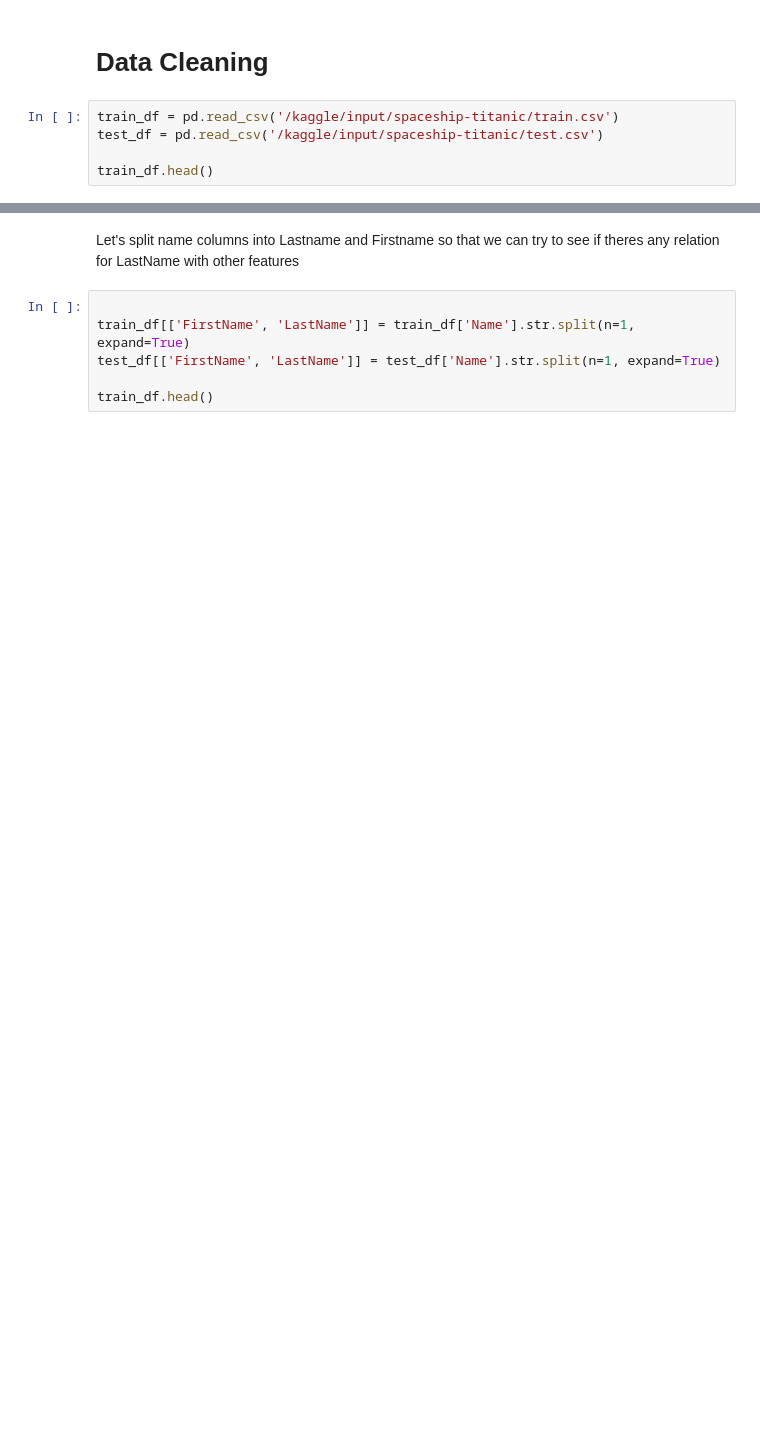
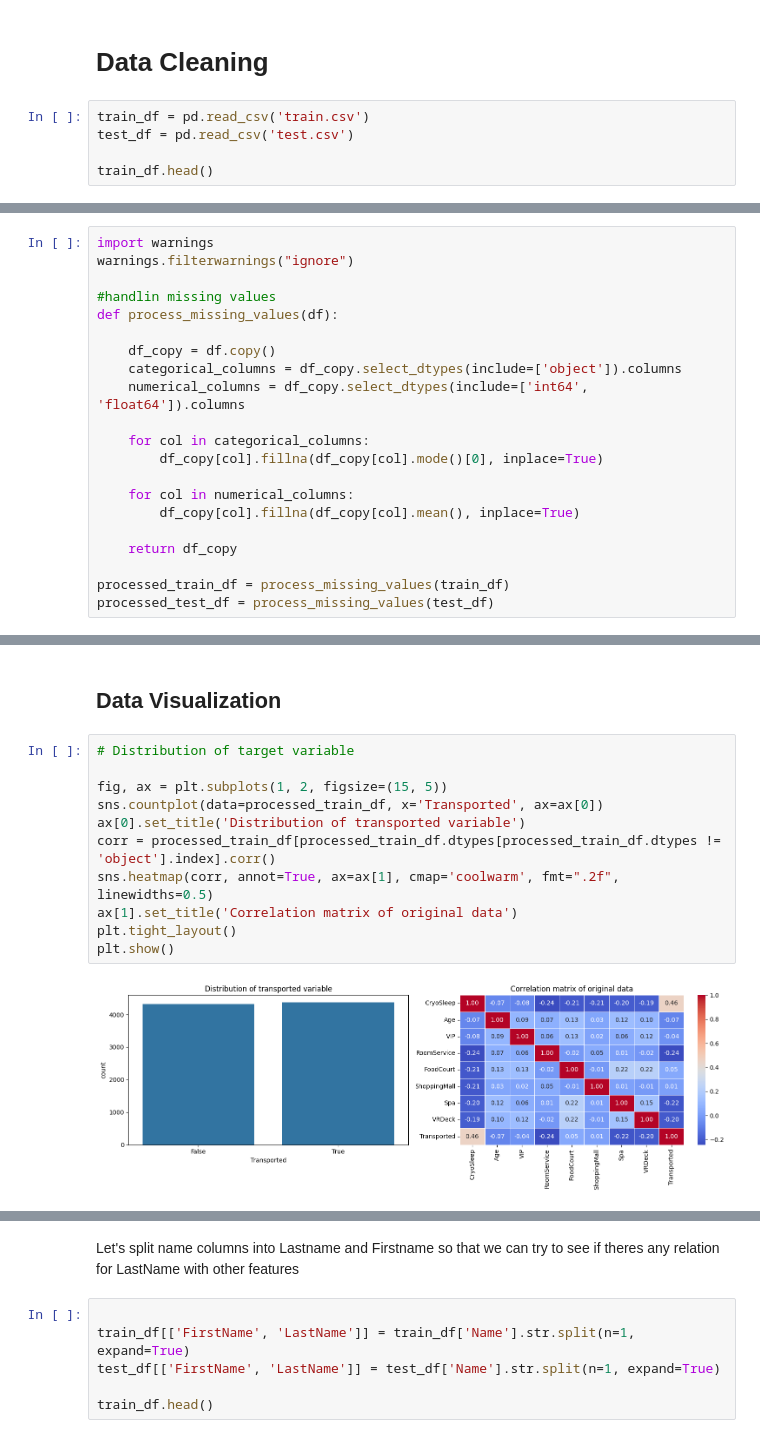
Before and after one commit to SebasKHE/data-science-kaggle-competitions, a Jupyter notebook: spaceship-titanic/space-titanic-project.ipynb, the cells around one changed output, grey strips where cells are left out. Cells and saved outputs as stored; diff of their text form; blank space fills up the shorter version.

```diff
--- a/spaceship-titanic/space-titanic-project.ipynb
+++ b/spaceship-titanic/space-titanic-project.ipynb
@@ -4,8 +6,8 @@ import matplotlib.pyplot as plt
 # %% [markdown]
 # **Data Cleaning**
 # %%
-train_df = pd.read_csv('/kaggle/input/spaceship-titanic/train.csv')
-test_df = pd.read_csv('/kaggle/input/spaceship-titanic/test.csv')
+train_df = pd.read_csv('train.csv')
+test_df = pd.read_csv('test.csv')
 
 train_df.head()
 # %% [output]
@@ -17,0 +64,21 @@ train_df.head()
+# %%
+import warnings
+warnings.filterwarnings("ignore")
+
+#handlin missing values
+def process_missing_values(df):
+
+    df_copy = df.copy()
+    categorical_columns = df_copy.select_dtypes(include=['object']).columns
+    numerical_columns = df_copy.select_dtypes(include=['int64', 'float64']).columns
+
+    for col in categorical_columns:
+        df_copy[col].fillna(df_copy[col].mode()[0], inplace=True)
+
+    for col in numerical_columns:
+        df_copy[col].fillna(df_copy[col].mean(), inplace=True)
+
+    return df_copy
+
+processed_train_df = process_missing_values(train_df)
+processed_test_df = process_missing_values(test_df)
@@ -17,0 +108,15 @@ train_df.head()
+# %% [markdown]
+## Data Visualization
+# %%
+# Distribution of target variable
+
+fig, ax = plt.subplots(1, 2, figsize=(15, 5))
+sns.countplot(data=processed_train_df, x='Transported', ax=ax[0])
+ax[0].set_title('Distribution of transported variable')
+corr = processed_train_df[processed_train_df.dtypes[processed_train_df.dtypes != 'object'].index].corr()
+sns.heatmap(corr, annot=True, ax=ax[1], cmap='coolwarm', fmt=".2f", linewidths=0.5)
+ax[1].set_title('Correlation matrix of original data')
+plt.tight_layout()
+plt.show()
+# %% [output]
+[figure, added]
```
Also changed, not shown: parts of 9 cells of this notebook.
